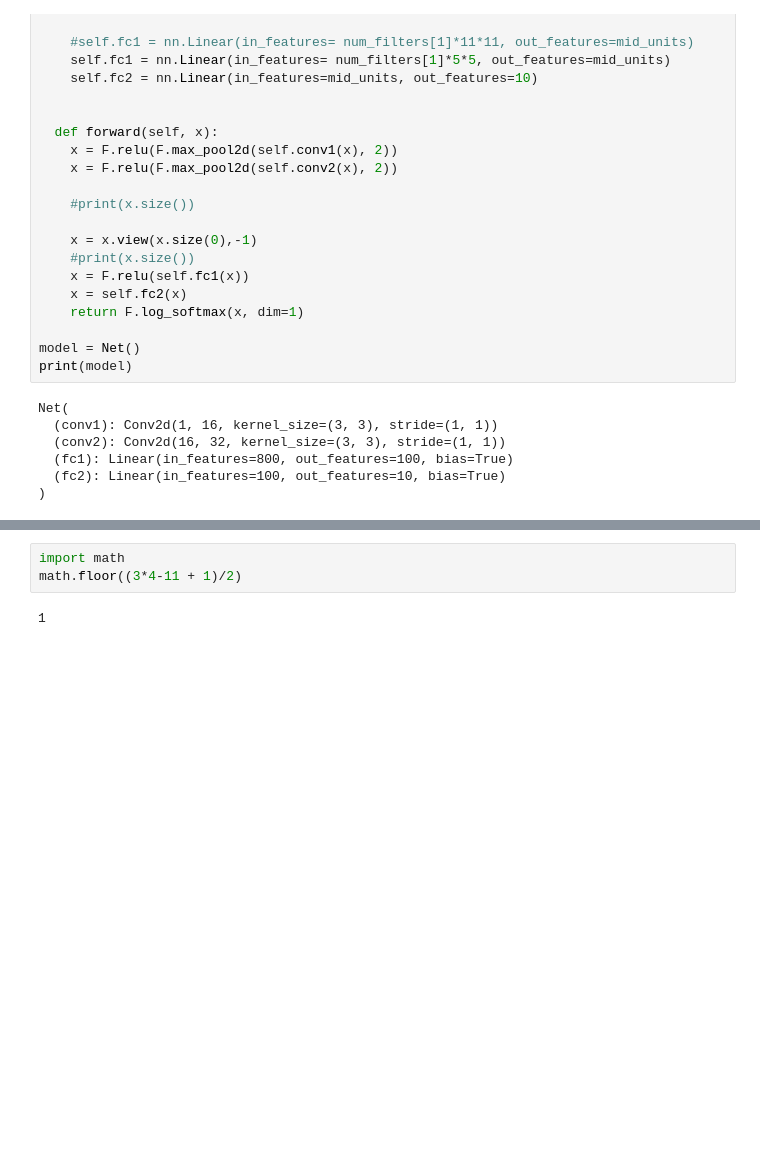
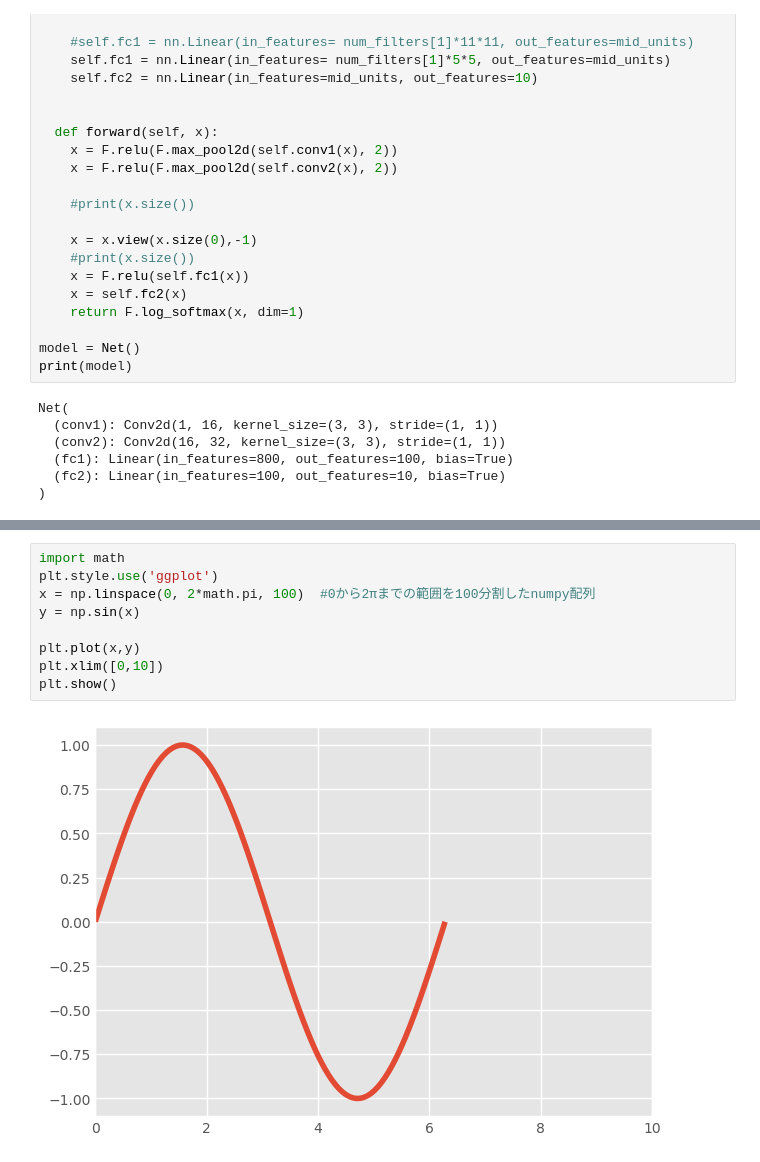
Before and after one commit to bashiiko/Feature-extraction-with-SPP-layer, a Jupyter notebook: SPP-net.ipynb, the cells around one changed output, grey strips where cells are left out. Saved outputs shown, nothing was run; the diff lists cells and outputs as text; blank space fills up the shorter version.

```diff
--- a/SPP-net.ipynb
+++ b/SPP-net.ipynb
@@ -307,5 +332,11 @@ TypeError: _max_pool2d() missing 1 required positional argument: 'input'
-# %%
-import math
-math.floor((3*4-11 + 1)/2)
-# %% [output]
-1
+# %%
+import math
+plt.style.use('ggplot')
+x = np.linspace(0, 2*math.pi, 100)  #0から2πまでの範囲を100分割したnumpy配列
+y = np.sin(x)
+
+plt.plot(x,y)
+plt.xlim([0,10])
+plt.show()
+# %% [output]
+[figure, added]
```
Also changed, not shown: parts of 8 cells of this notebook, 7 other files.
